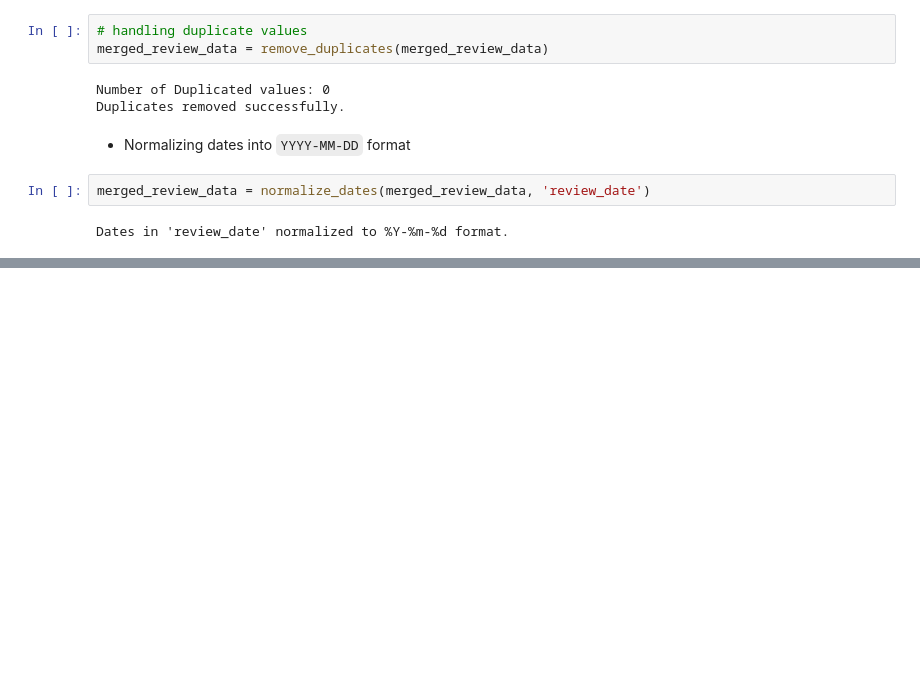
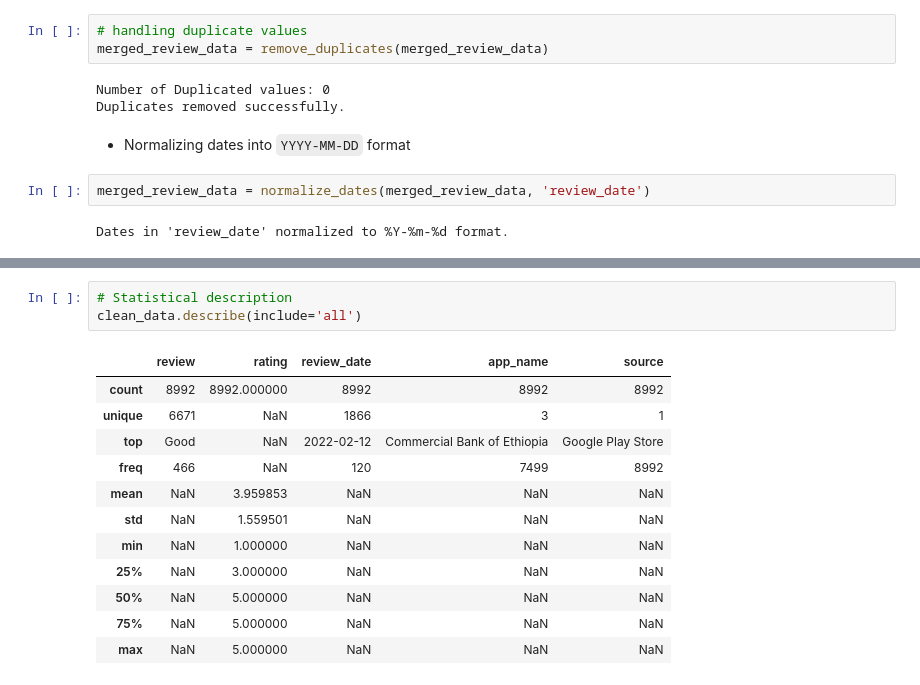
Before and after one commit to Jonepeter/fintech-customer-experience-analytics, a Jupyter notebook: notebooks/data_collection_preprocessing.ipynb, the cells around one changed output, grey strips where cells are left out. Cells and saved outputs as stored; diff of their text form; blank space fills up the shorter version.

```diff
--- a/notebooks/data_collection_preprocessing.ipynb
+++ b/notebooks/data_collection_preprocessing.ipynb
@@ -137,0 +142,16 @@ merged_review_data
+# %%
+# Statistical description
+clean_data.describe(include='all')
+# %% [output]
+|  | review | rating | review_date | app_name | source |
+| count | 8992 | 8992.000000 | 8992 | 8992 | 8992 |
+| unique | 6671 | NaN | 1866 | 3 | 1 |
+| top | Good | NaN | 2022-02-12 | Commercial Bank of Ethiopia | Google Play Store |
+| freq | 466 | NaN | 120 | 7499 | 8992 |
+| mean | NaN | 3.959853 | NaN | NaN | NaN |
+| std | NaN | 1.559501 | NaN | NaN | NaN |
+| min | NaN | 1.000000 | NaN | NaN | NaN |
+| 25% | NaN | 3.000000 | NaN | NaN | NaN |
+| 50% | NaN | 5.000000 | NaN | NaN | NaN |
+| 75% | NaN | 5.000000 | NaN | NaN | NaN |
+| max | NaN | 5.000000 | NaN | NaN | NaN |
```
Also changed, not shown: parts of 10 cells of this notebook.
